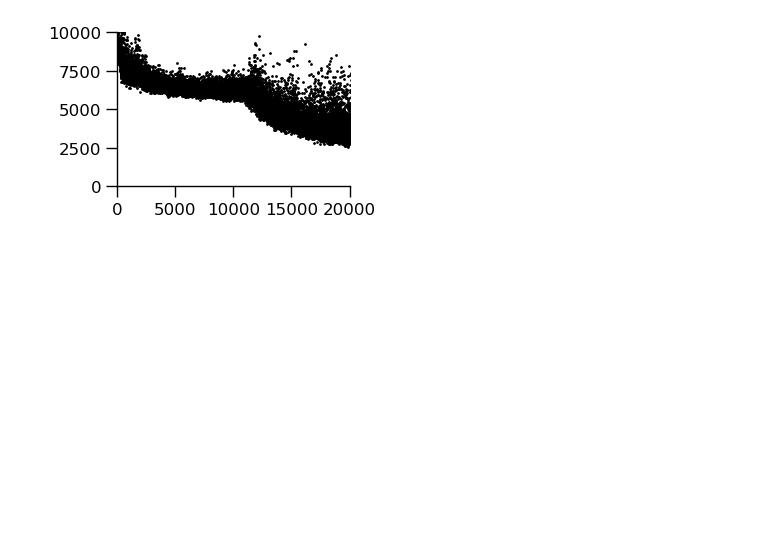
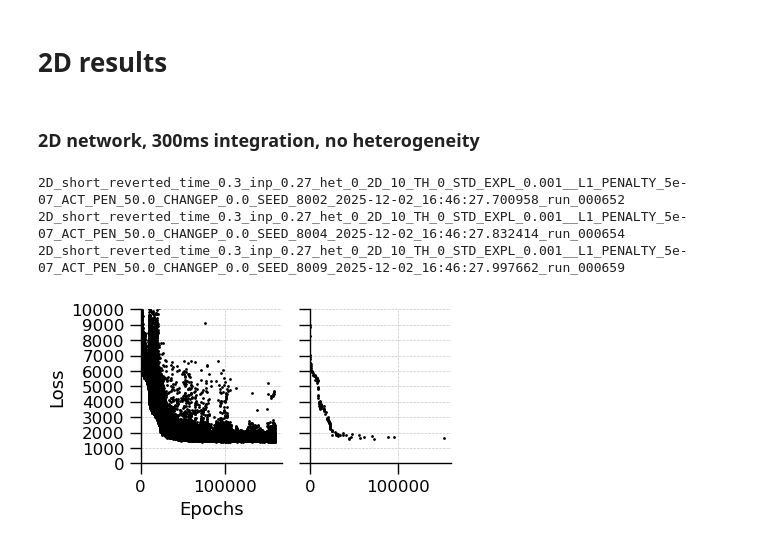
Before and after one commit to davidgbe/automated_plasticity_discovery, a Jupyter notebook: plasticity_training_curves.ipynb, the cells around one changed output. Saved outputs shown, nothing was run; the diff lists cells and outputs as text; code cells hidden in the pictures; blank space fills up the shorter version.

```diff
--- a/plasticity_training_curves.ipynb
+++ b/plasticity_training_curves.ipynb
@@ -20,15 +21,18 @@ import cv2
 from natsort import natsorted
 import seaborn as sns
 # %%
-def plot_losses(data_paths, xlim=None, ylim=None):
+def plot_losses(data_paths, xlim=None, ylim=None, thresh=2000):
     for dp in data_paths:
-        fig, axs = plt.subplots(1, 2, figsize=(6, 2), sharey=True)
+        fig, axs = plt.subplots(1, 2, figsize=(4, 2), sharey=True)
 
-        plt.grid()
+        for i in range(2):
+            axs[i].grid(zorder=0, linestyle='--', linewidth=0.5, alpha=0.7)
+            axs[i].set_axisbelow(True)
+            axs[i].yaxis.set_major_locator(MultipleLocator(1000))  # grid every 1.0 on y-axis
 
         o = read_csv(os.path.join('sims_out', dp, 'train_data.csv'), read_header=False)
         losses = np.array(o.iloc[:, 1])
-        axs[0].scatter(np.arange(len(losses)), losses, s=1, c='black')
+        axs[0].scatter(np.arange(len(losses)), losses, s=1, c='black', zorder=1)
         axs[0].set_ylim(0, 10000)
         if xlim is not None:
             axs[0].set_xlim(*xlim)
@@ -38,11 +42,17 @@ def plot_losses(data_paths, xlim=None, ylim=None):
         o = read_csv(os.path.join('sims_out', dp, 'test_data.csv'), read_header=False)
         x = np.array(o.iloc[:, 0])
         losses_test = np.array(o.iloc[:, 1])
-        axs[1].scatter(x, losses_test, s=1, c='black')
+        axs[1].scatter(x, losses_test, s=1, c='black', zorder=1)
         axs[1].set_ylim(0, 10000)
         if xlim is not None:
             axs[1].set_xlim(*xlim)
         if ylim is not None:
             axs[1].set_ylim(*ylim)
 
+        if (losses_test < thresh).any():
+            print(dp)
+
+        axs[0].set_ylabel('Loss')
+        axs[0].set_xlabel('Epochs')
+
         format_plot(axs)
@@ -55,4 +94,35 @@ data_paths = [
+# %% [markdown]
+# 2D results
+# %% [markdown]
+### 2D network, 300ms integration, no heterogeneity
+# %%
+data_paths = [
+    '2D_short_reverted_time_0.3_inp_0.27_het_0_2D_10_TH_0_STD_EXPL_0.001__L1_PENALTY_5e-07_ACT_PEN_50.0_CHANGEP_0.0_SEED_8000_2025-12-02_16:46:27.499428_run_000650',
+    '2D_short_reverted_time_0.3_inp_0.27_het_0_2D_10_TH_0_STD_EXPL_0.001__L1_PENALTY_5e-07_ACT_PEN_50.0_CHANGEP_0.0_SEED_8001_2025-12-02_16:46:27.700953_run_000651',
+    '2D_short_reverted_time_0.3_inp_0.27_het_0_2D_10_TH_0_STD_EXPL_0.001__L1_PENALTY_5e-07_ACT_PEN_50.0_CHANGEP_0.0_SEED_8002_2025-12-02_16:46:27.700958_run_000652',
+    '2D_short_reverted_time_0.3_inp_0.27_het_0_2D_10_TH_0_STD_EXPL_0.001__L1_PENALTY_5e-07_ACT_PEN_50.0_CHANGEP_0.0_SEED_8003_2025-12-02_16:46:27.308348_run_000653',
+    '2D_short_reverted_time_0.3_inp_0.27_het_0_2D_10_TH_0_STD_EXPL_0.001__L1_PENALTY_5e-07_ACT_PEN_50.0_CHANGEP_0.0_SEED_8004_2025-12-02_16:46:27.832414_run_000654',
+    '2D_short_reverted_time_0.3_inp_0.27_het_0_2D_10_TH_0_STD_EXPL_0.001__L1_PENALTY_5e-07_ACT_PEN_50.0_CHANGEP_0.0_SEED_8005_2025-12-02_16:46:27.630045_run_000655',
+    '2D_short_reverted_time_0.3_inp_0.27_het_0_2D_10_TH_0_STD_EXPL_0.001__L1_PENALTY_5e-07_ACT_PEN_50.0_CHANGEP_0.0_SEED_8006_2025-12-02_16:46:27.389153_run_000656',
+    '2D_short_reverted_time_0.3_inp_0.27_het_0_2D_10_TH_0_STD_EXPL_0.001__L1_PENALTY_5e-07_ACT_PEN_50.0_CHANGEP_0.0_SEED_8007_2025-12-02_16:46:27.208592_run_000657',
+    '2D_short_reverted_time_0.3_inp_0.27_het_0_2D_10_TH_0_STD_EXPL_0.001__L1_PENALTY_5e-07_ACT_PEN_50.0_CHANGEP_0.0_SEED_8008_2025-12-02_16:46:27.240842_run_000658',
+    '2D_short_reverted_time_0.3_inp_0.27_het_0_2D_10_TH_0_STD_EXPL_0.001__L1_PENALTY_5e-07_ACT_PEN_50.0_CHANGEP_0.0_SEED_8009_2025-12-02_16:46:27.997662_run_000659',
+]
+
+    # '2D_short_reverted_time_0.3_inp_0.27_het_0_2D_10_TH_0_STD_EXPL_0.001__L1_PENALTY_5e-07_ACT_PEN_50.0_CHANGEP_0.0_SEED_8000_2025-12-02_16:46:27.499428_run_000650',
+    # '2D_short_reverted_time_0.3_inp_0.27_het_0_2D_10_TH_0_STD_EXPL_0.001__L1_PENALTY_5e-07_ACT_PEN_50.0_CHANGEP_0.0_SEED_8001_2025-12-02_16:46:27.700953_run_000651',
+    # '2D_short_reverted_time_0.3_inp_0.27_het_0_2D_10_TH_0_STD_EXPL_0.001__L1_PENALTY_5e-07_ACT_PEN_50.0_CHANGEP_0.0_SEED_8002_2025-12-02_16:46:27.700958_run_000652',
+    # '2D_short_reverted_time_0.3_inp_0.27_het_0_2D_10_TH_0_STD_EXPL_0.001__L1_PENALTY_5e-07_ACT_PEN_50.0_CHANGEP_0.0_SEED_8003_2025-12-02_16:46:27.308348_run_000653',
+    # '2D_short_reverted_time_0.3_inp_0.27_het_0_2D_10_TH_0_STD_EXPL_0.001__L1_PENALTY_5e-07_ACT_PEN_50.0_CHANGEP_0.0_SEED_8004_2025-12-02_16:46:27.832414_run_000654',
+    # '2D_short_reverted_time_0.3_inp_0.27_het_0_2D_10_TH_0_STD_EXPL_0.001__L1_PENALTY_5e-07_ACT_PEN_50.0_CHANGEP_0.0_SEED_8005_2025-12-02_16:46:27.630045_run_000655',
+    # '2D_short_reverted_time_0.3_inp_0.27_het_0_2D_10_TH_0_STD_EXPL_0.001__L1_PENALTY_5e-07_ACT_PEN_50.0_CHANGEP_0.0_SEED_8006_2025-12-02_16:46:27.389153_run_000656',
+    # '2D_short_reverted_time_0.3_inp_0.27_het_0_2D_10_TH_0_STD_EXPL_0.001__L1_PENALTY_5e-07_ACT_PEN_50.0_CHANGEP_0.0_SEED_8007_2025-12-02_16:46:27.208592_run_000657',
+    # '2D_short_reverted_time_0.3_inp_0.27_het_0_2D_10_TH_0_STD_EXPL_0.001__L1_PENALTY_5e-07_ACT_PEN_50.0_CHANGEP_0.0_SEED_8008_2025-12-02_16:46:27.240842_run_000658',
+    # '2D_short_reverted_time_0.3_inp_0.27_het_0_2D_10_TH_0_STD_EXPL_0.001__L1_PENALTY_5e-07_ACT_PEN_50.0_CHANGEP_0.0_SEED_8009_2025-12-02_16:46:27.997662_run_000659',
 # %%
-plot_losses(data_paths, xlim=(0, 20000))
+plot_losses(data_paths, xlim=(0, None), thresh=1500)
 # %% [output]
+2D_short_reverted_time_0.3_inp_0.27_het_0_2D_10_TH_0_STD_EXPL_0.001__L1_PENALTY_5e-07_ACT_PEN_50.0_CHANGEP_0.0_SEED_8002_2025-12-02_16:46:27.700958_run_000652
+2D_short_reverted_time_0.3_inp_0.27_het_0_2D_10_TH_0_STD_EXPL_0.001__L1_PENALTY_5e-07_ACT_PEN_50.0_CHANGEP_0.0_SEED_8004_2025-12-02_16:46:27.832414_run_000654
+2D_short_reverted_time_0.3_inp_0.27_het_0_2D_10_TH_0_STD_EXPL_0.001__L1_PENALTY_5e-07_ACT_PEN_50.0_CHANGEP_0.0_SEED_8009_2025-12-02_16:46:27.997662_run_000659
-[figure, old version]
+[figure, new version]
```
Also changed, not shown: parts of 52 cells of this notebook, 14 other files.
